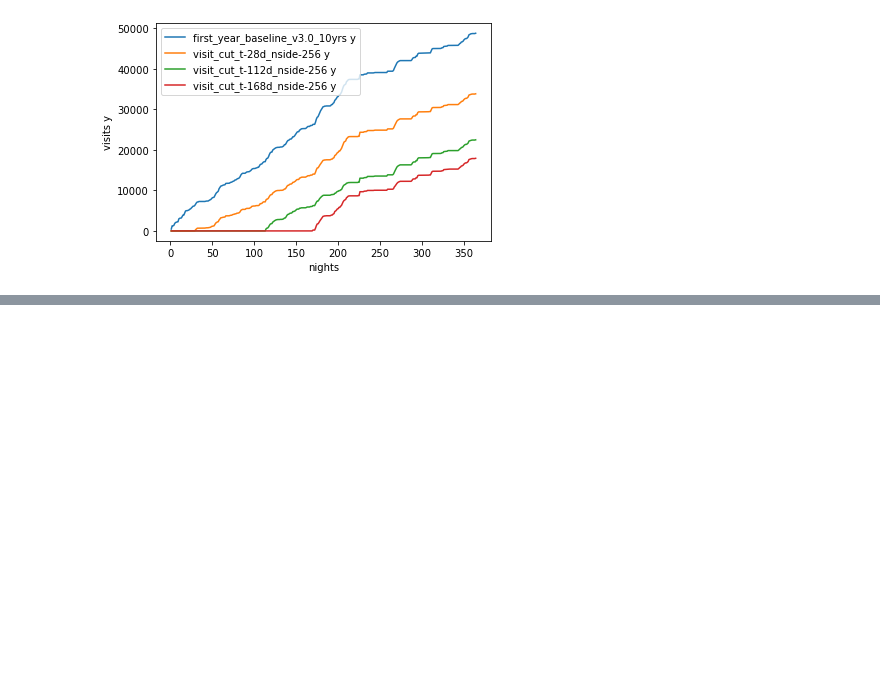
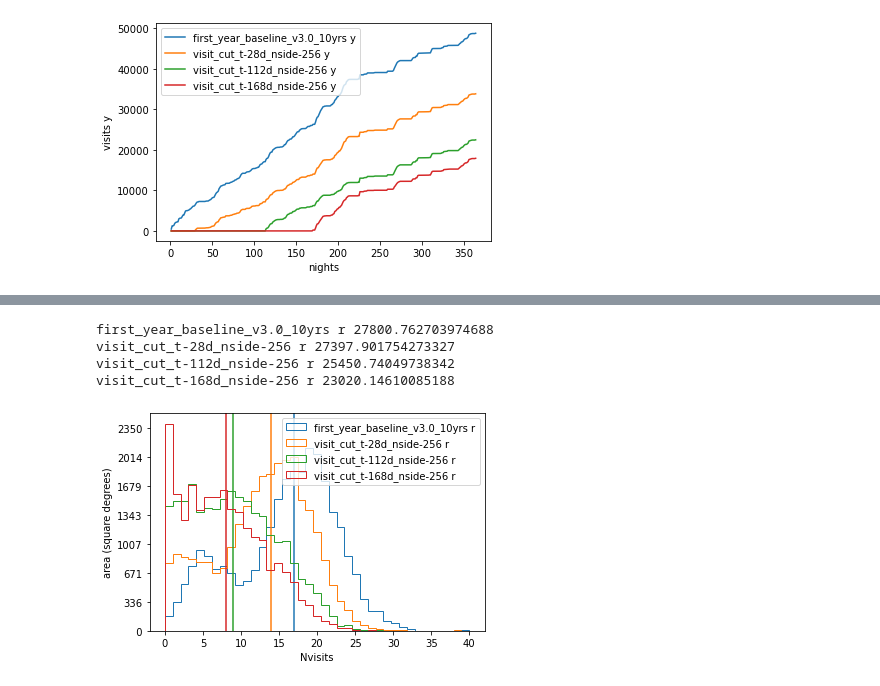
Before and after one commit to jrob93/rubin_templates, a Jupyter notebook: analyse_template_visits.ipynb, the cells around one changed output, grey strips where cells are left out. Cells and saved outputs as stored; diff of their text form; code cells hidden in the pictures; blank space fills up the shorter version.

```diff
--- a/analyse_template_visits.ipynb
+++ b/analyse_template_visits.ipynb
@@ -696,0 +366,47 @@ for f in 'ugrizy':
+# %%
+# manually plot the histograms
+
+fig = plt.figure()
+gs = gridspec.GridSpec(1,1)
+ax1 = plt.subplot(gs[0,0])
+# bins = "auto"
+# bins = 200
+bins = np.linspace(0,40,40)
+pix_area = hp.pixelfunc.nside2pixarea(nside, degrees=True) # square degrees
+
+for i,r in enumerate(run_dict_visits.keys()):
+    bdict = run_dict_visits[r]
+
+    # for f in 'ugrizy':
+    for f in 'r':
+        bundle = bdict[f]
+
+        data = bundle.metricValues
+        data = data[~data.mask]
+        n,b,p = ax1.hist(data, bins = bins, histtype = "step", label = "{} {}".format(r, f))
+
+        ax1.axvline(np.median(data),c="C{}".format(i))
+
+        # total area
+        print(r,f,sum(n)*pix_area)
+
+
+# scale the y axis to get sky area
+y_vals = ax1.get_yticks()
+ax1.set_yticklabels(['{:3.0f}'.format(x * pix_area) for x in y_vals])
+
+ax1.set_xlabel("Nvisits")
+ax1.set_ylabel("area (square degrees)")
+
+# ax1.set_yscale("log")
+# ax1.set_xlim(0,50)
+
+ax1.legend()
+
+plt.show()
+# %% [output]
+first_year_baseline_v3.0_10yrs r 27800.762703974688
+visit_cut_t-28d_nside-256 r 27397.901754273327
+visit_cut_t-112d_nside-256 r 25450.74049738342
+visit_cut_t-168d_nside-256 r 23020.14610085188
+[figure, added]
```
Also changed, not shown: parts of 50 cells of this notebook.
